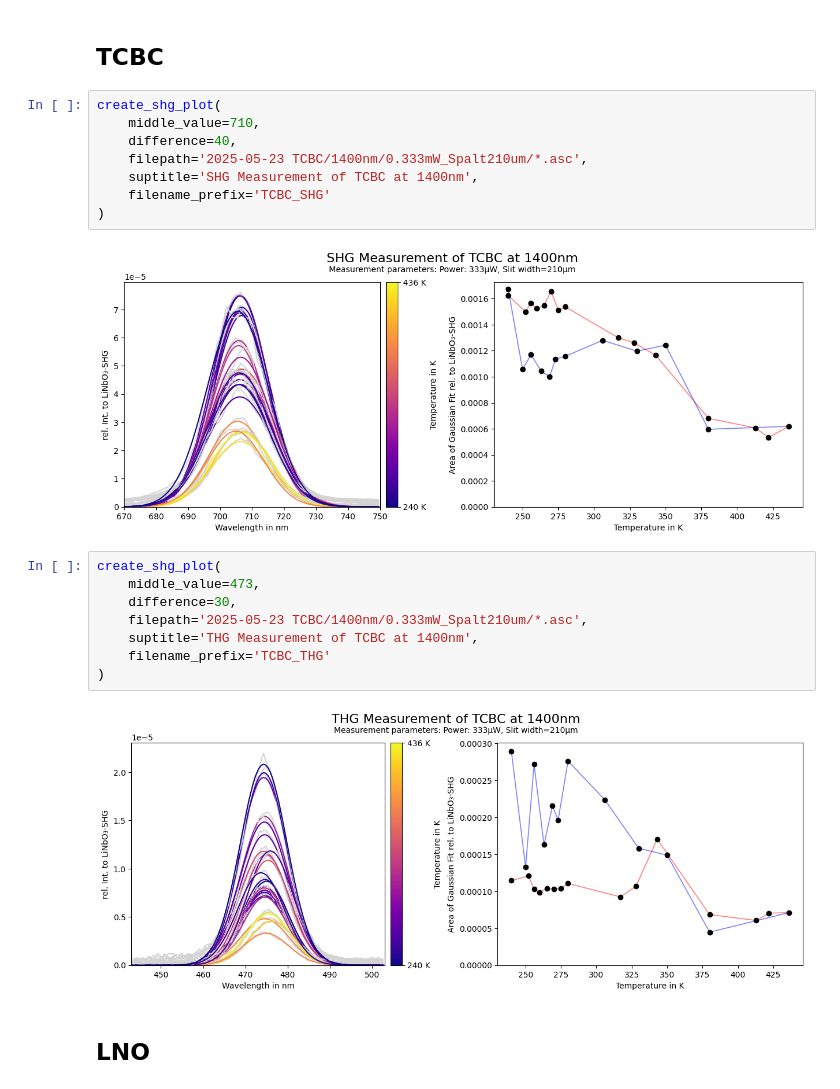
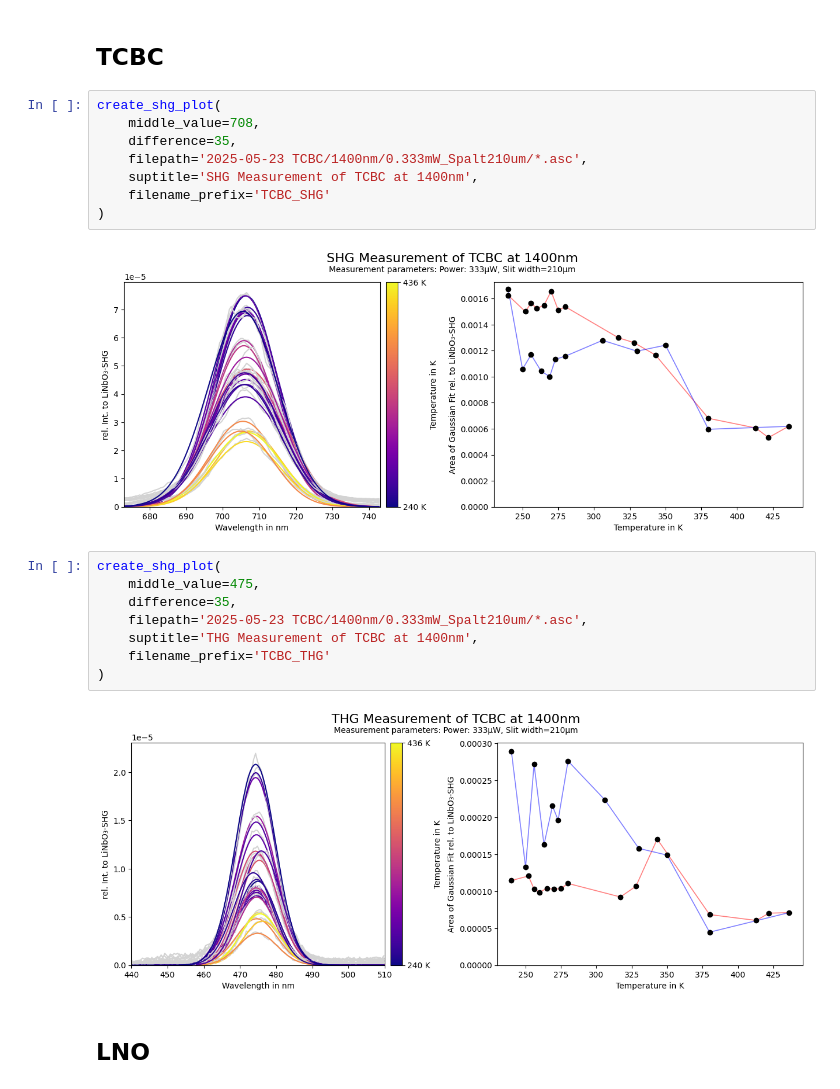
Before and after one commit to FlorianAdamczyk/auswertung_neu, a Jupyter notebook: 2025-05-27 Auswertung TCBC TBBB LNO/2025-05-27_auswertung_TCBC-TBBB-LNO.ipynb, the cells around one changed output. Drawn from its saved outputs; the diff is of its cells as text.

```diff
--- a/2025-05-27 Auswertung TCBC TBBB LNO/2025-05-27_auswertung_TCBC-TBBB-LNO.ipynb
+++ b/2025-05-27 Auswertung TCBC TBBB LNO/2025-05-27_auswertung_TCBC-TBBB-LNO.ipynb
@@ -171,24 +171,24 @@ create_shg_plot(
 ## TCBC
 # %%
 create_shg_plot(
-    middle_value=710,
-    difference=40,
+    middle_value=708,
+    difference=35,
     filepath='2025-05-23 TCBC/1400nm/0.333mW_Spalt210um/*.asc',
     suptitle='SHG Measurement of TCBC at 1400nm',
     filename_prefix='TCBC_SHG'
 )
 # %% [output]
-[figure, old version]
+[figure, new version]
 # %%
 create_shg_plot(
-    middle_value=473,
-    difference=30,
+    middle_value=475,
+    difference=35,
     filepath='2025-05-23 TCBC/1400nm/0.333mW_Spalt210um/*.asc',
     suptitle='THG Measurement of TCBC at 1400nm',
     filename_prefix='TCBC_THG'
 )
 # %% [output]
-[figure, old version]
+[figure, new version]
 # %% [markdown]
 ## LNO
 # %% [markdown]
```
Also changed, not shown: parts of 4 cells of this notebook, 12 other files.
